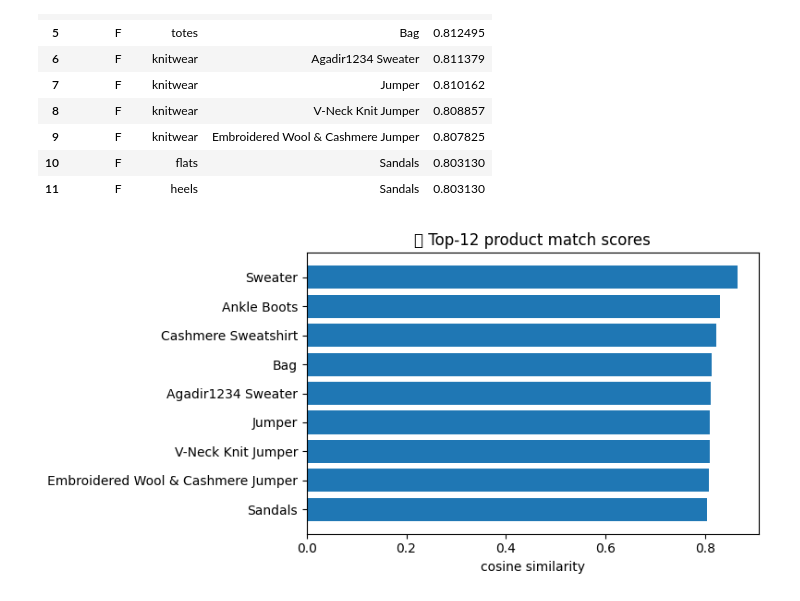
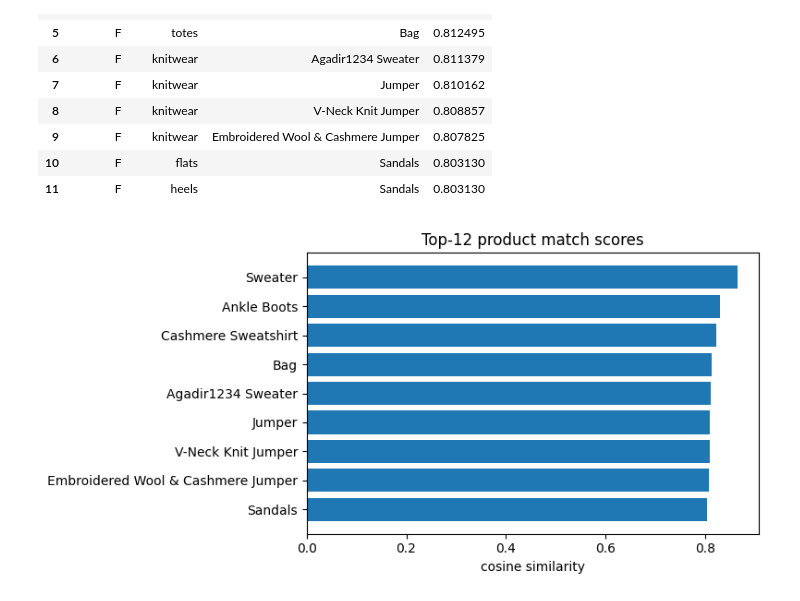
Before and after one commit to LordMojmir/onfabric-data-science-interview, a Jupyter notebook: challenge.ipynb, the cells around one changed output. Drawn from its saved outputs; the diff is of its cells as text; code cells hidden in the pictures.

Commit message:
adding a proper graphd and doing more data exploration

```diff
--- a/challenge.ipynb
+++ b/challenge.ipynb
@@ -243,10 +243,10 @@ topk[["GENDER","CATEGORY","SHORT_DESCRIPTION","relevance"]]
 | 10 | F | flats | Sandals | 0.803130 |
 | 11 | F | heels | Sandals | 0.803130 |
 # %%
-# ⬇️ NEW CELL — viz
 plt.figure(figsize=(8,4))
 plt.barh(topk["SHORT_DESCRIPTION"], topk["relevance"])
-plt.gca().invert_yaxis(); plt.title("📈 Top-12 product match scores"); plt.xlabel("cosine similarity")
-plt.tight_layout(); plt.show()
+plt.gca().invert_yaxis(); plt.title("Top-12 product match scores"); plt.xlabel("cosine similarity")
+plt.tight_layout()
+plt.show()
 # %% [output]
-[figure, old version]
+[figure, new version]
```
Also changed, not shown: parts of 3 cells of this notebook, 1 other file.
